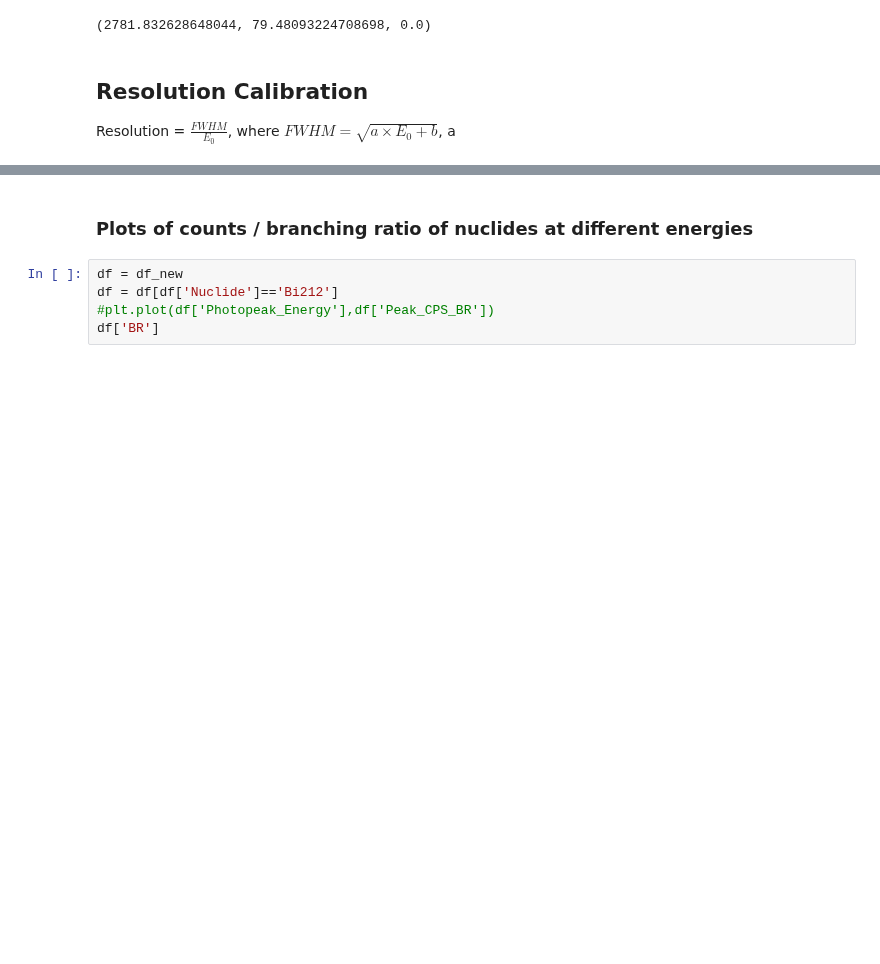
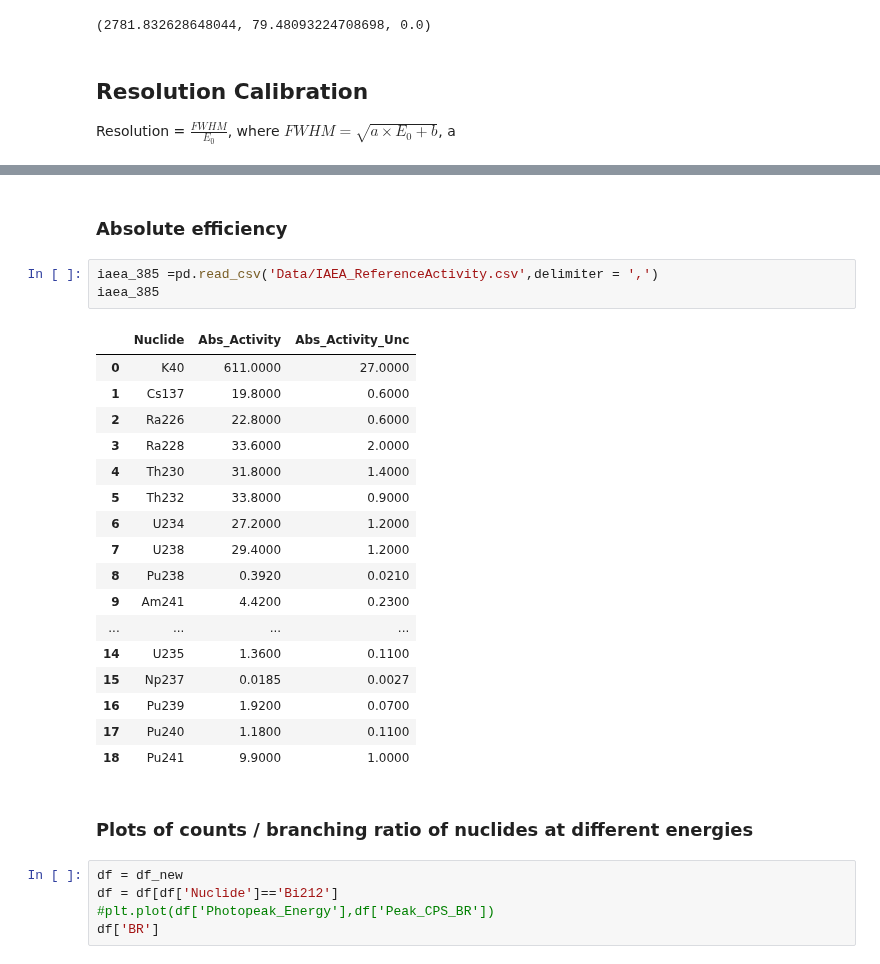
Before and after one commit to ngcnpeter/HPGe_lab_y3, a Jupyter notebook: spectal_analysis.ipynb, the cells around one changed output, grey strips where cells are left out. Drawn from its saved outputs; the diff is of its cells as text; blank space fills up the shorter version.

```diff
--- a/spectal_analysis.ipynb
+++ b/spectal_analysis.ipynb
@@ -450,3 +529,26 @@ array(['Th234', 'Ac228', 'Ra226', 'Pb214', 'Tl208', 'Bi214', 'Bi212',
+# %% [markdown]
+### Absolute efficiency
+# %%
+iaea_385 =pd.read_csv('Data/IAEA_ReferenceActivity.csv',delimiter = ',')
+iaea_385
+# %% [output]
+|  | Nuclide | Abs_Activity | Abs_Activity_Unc |
+| 0 | K40 | 611.0000 | 27.0000 |
+| 1 | Cs137 | 19.8000 | 0.6000 |
+| 2 | Ra226 | 22.8000 | 0.6000 |
+| 3 | Ra228 | 33.6000 | 2.0000 |
+| 4 | Th230 | 31.8000 | 1.4000 |
+| 5 | Th232 | 33.8000 | 0.9000 |
+| 6 | U234 | 27.2000 | 1.2000 |
+| 7 | U238 | 29.4000 | 1.2000 |
+| 8 | Pu238 | 0.3920 | 0.0210 |
+| 9 | Am241 | 4.4200 | 0.2300 |
+| ... | ... | ... | ... |
+| 14 | U235 | 1.3600 | 0.1100 |
+| 15 | Np237 | 0.0185 | 0.0027 |
+| 16 | Pu239 | 1.9200 | 0.0700 |
+| 17 | Pu240 | 1.1800 | 0.1100 |
+| 18 | Pu241 | 9.9000 | 1.0000 |
 # %% [markdown]
 ### Plots of counts / branching ratio of nuclides at different energies
 # %%
```
Also changed, not shown: parts of 12 cells of this notebook, 1 other file.
